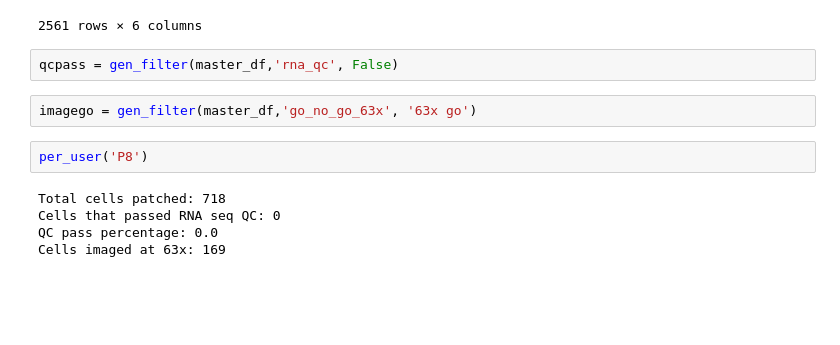
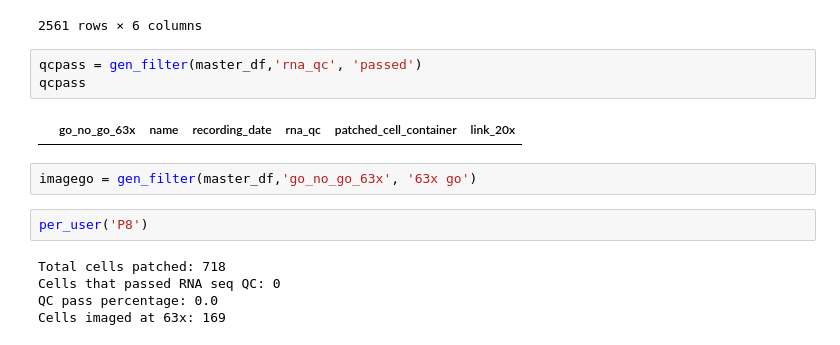
Before and after one commit to lindsayng/analysis, a Jupyter notebook: Functions.ipynb, the cells around one changed output. Drawn from its saved outputs; the diff is of its cells as text; blank space fills up the shorter version.

```diff
--- a/Functions.ipynb
+++ b/Functions.ipynb
@@ -153,7 +153,10 @@ master_df
 | 2560 | None | Ndnf-IRES2-dgCre;Slc32a1-IRES2-Fl... | 2018-04-23 21:22:17 | failed | P9S4_180423_406_A01 | =HYPERLINK("http://lims2/focal_pl... |
 2561 rows × 6 columns
 # %%
-qcpass = gen_filter(master_df,'rna_qc', False)
+qcpass = gen_filter(master_df,'rna_qc', 'passed')
+qcpass
+# %% [output]
+|  | go_no_go_63x | name | recording_date | rna_qc | patched_cell_container | link_20x |
 # %%
 imagego = gen_filter(master_df,'go_no_go_63x', '63x go')
 # %%
```
